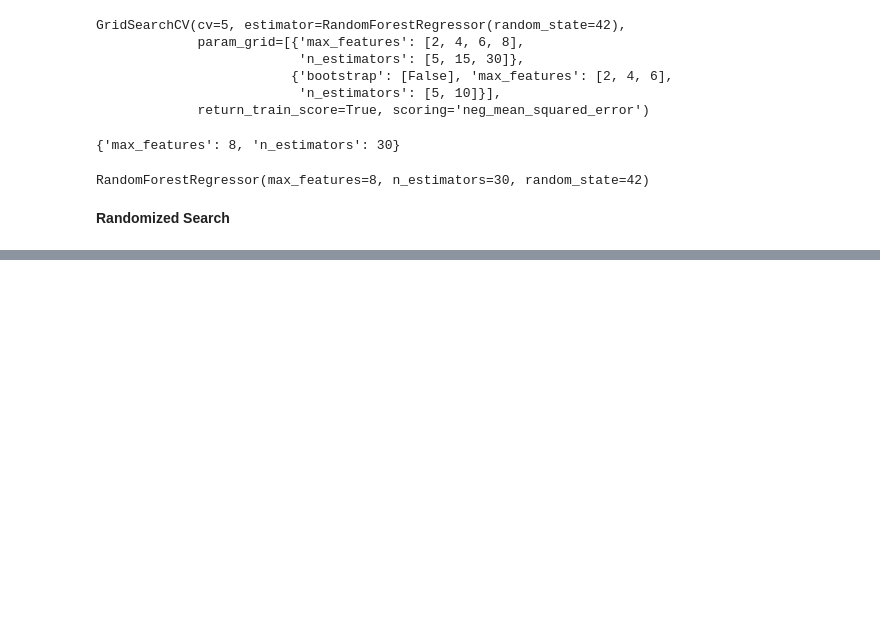
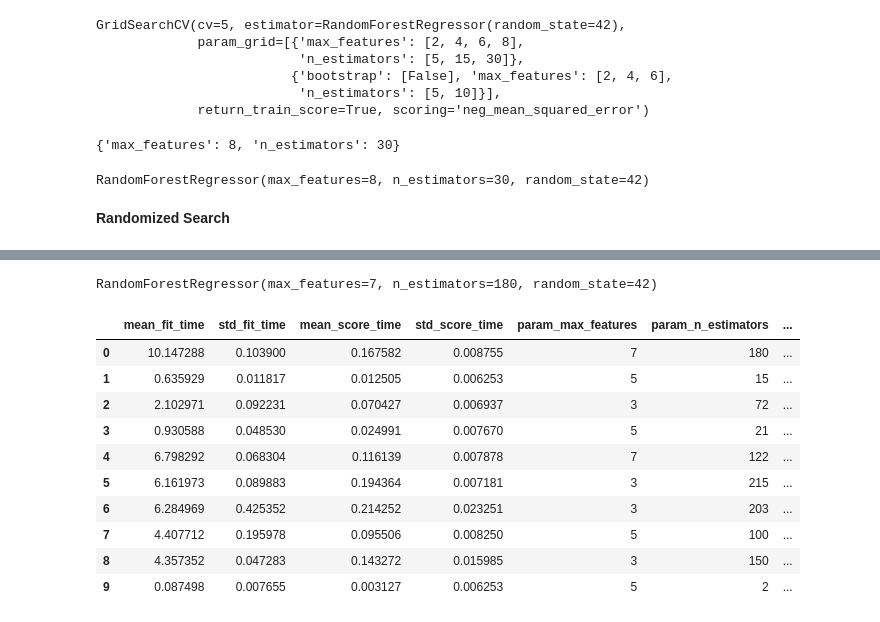
Before and after one commit to TrevorDewalt/End2EndMLproject, a Jupyter notebook: Ca_Housing.ipynb, the cells around one changed output, grey strips where cells are left out. Cells and saved outputs as stored; diff of their text form; code cells hidden in the pictures; blank space fills up the shorter version.

Commit message:
Add files via upload
added Grid Search, Randomized Search and notes

```diff
--- a/Ca_Housing.ipynb
+++ b/Ca_Housing.ipynb
@@ -956,3 +965,30 @@ grid_search.best_estimator_
 RandomForestRegressor(max_features=8, n_estimators=30, random_state=42)
 # %% [markdown]
 **Randomized Search**
+# %%
+"""
+RandomizedSearchCV evaluates a given number of random combinations for each
+hyperparameter at each iteration.
+2 main benefits to this approach
+    1. running randomized search for 500 iterations will explore 500 different
+    values for each hyperparameter rather than just a few values per
+    hyperparameter with GridSearchCV
+    2. setting number of iterations allows greater control over computing
+    necesities and time/expense allocated to hyperparameter search/tuning
+"""
+from sklearn.model_selection import RandomizedSearchCV
+from scipy.stats import randint
+
+param = {
+    'n_estimators': randint(low=1, high=250),
+    'max_features': randint(low=1, high=8),
+}
+
+rf_reg = RandomForestRegressor(random_state=42)
+rand_searchCV= RandomizedSearchCV(rf_reg,
+                                  param_distributions=param,
+                                 n_iter=10,
+                                 cv=5,
+                                 scoring='neg_mean_squared_error',
+                                 random_state=42)
+rand_searchCV.fit(housing_pipeline, housing_labels)
@@ -958,0 +1017,20 @@ RandomForestRegressor(max_features=8, n_estimators=30, random_state=42)
+# %%
+# Observe best estimator
+rand_searchCV.best_estimator_
+# %% [output]
+RandomForestRegressor(max_features=7, n_estimators=180, random_state=42)
+# %%
+# Put RandomizedSearchCV results into a Pandas DataFrame to review
+pd.DataFrame(rand_searchCV.cv_results_)
+# %% [output]
+|  | mean_fit_time | std_fit_time | mean_score_time | std_score_time | param_max_features | param_n_estimators | ... |
+| 0 | 10.147288 | 0.103900 | 0.167582 | 0.008755 | 7 | 180 | ... |
+| 1 | 0.635929 | 0.011817 | 0.012505 | 0.006253 | 5 | 15 | ... |
+| 2 | 2.102971 | 0.092231 | 0.070427 | 0.006937 | 3 | 72 | ... |
+| 3 | 0.930588 | 0.048530 | 0.024991 | 0.007670 | 5 | 21 | ... |
+| 4 | 6.798292 | 0.068304 | 0.116139 | 0.007878 | 7 | 122 | ... |
+| 5 | 6.161973 | 0.089883 | 0.194364 | 0.007181 | 3 | 215 | ... |
+| 6 | 6.284969 | 0.425352 | 0.214252 | 0.023251 | 3 | 203 | ... |
+| 7 | 4.407712 | 0.195978 | 0.095506 | 0.008250 | 5 | 100 | ... |
+| 8 | 4.357352 | 0.047283 | 0.143272 | 0.015985 | 3 | 150 | ... |
+| 9 | 0.087498 | 0.007655 | 0.003127 | 0.006253 | 5 | 2 | ... |
```
Also changed, not shown: parts of 3 cells of this notebook.
